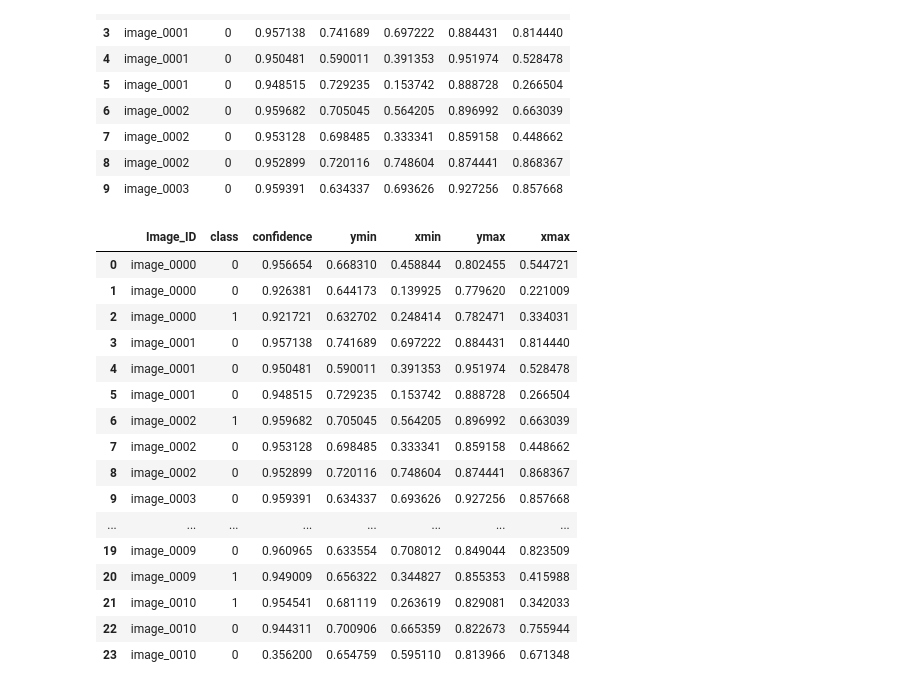
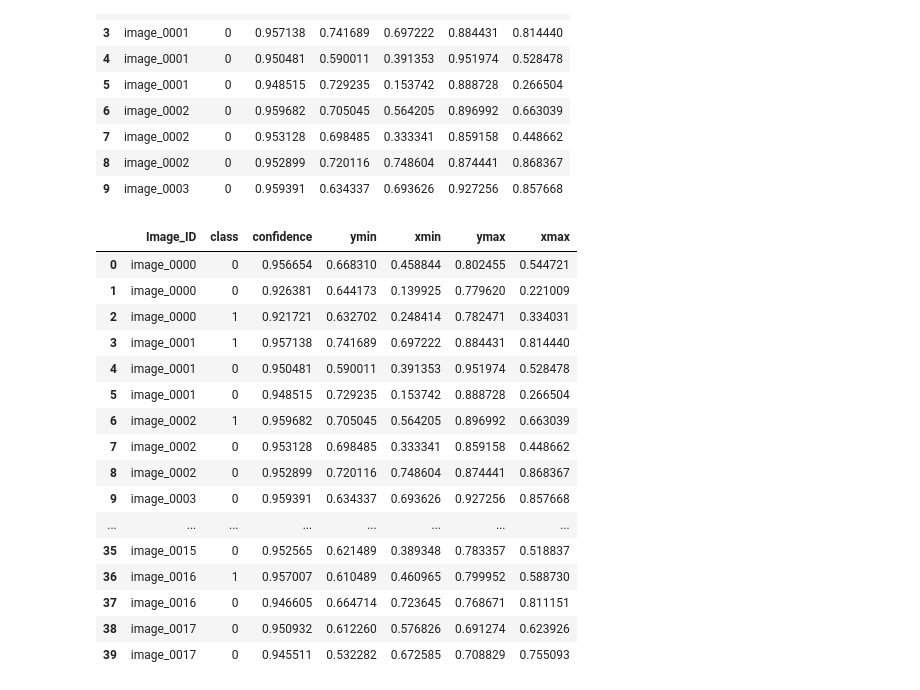
Before and after one commit to yuyouyou032/deep-person-reid, a Jupyter notebook: train3.ipynb, the cells around one changed output. Drawn from its saved outputs; the diff is of its cells as text; code cells hidden in the pictures.

```diff
--- a/train3.ipynb
+++ b/train3.ipynb
@@ -149,6 +172,6 @@ def visualise_matches(d, q, index):
             im=Image.open(i[1][0])
             im.show()
 # %%
-for i in range(944, 956):
+for i in range(30):
     visualise_matches(distmat, queries_and_galley, i)
 # %% [output]
@@ -179,7 +202,7 @@ def output_matches(d, q, index):
     output = {}
     for i in sorted(temp):
         if query[-8:-4] in i[1][0][-13:-8]:
-            if i[0] < 400 and output == {}:
+            if i[0] < 170 and output == {}:
                 output[int(i[1][0][-8:-4])] = 1
             else:
                 output[int(i[1][0][-8:-4])] = 0
@@ -213,13 +232,13 @@ for i in range(1600):
     for j in output.keys():
         df.at[j,"class"] = output[j]
 # %%
-df.head(24)
+df.head(40)
 # %% [output]
 |  | Image_ID | class | confidence | ymin | xmin | ymax | xmax |
 | 0 | image_0000 | 0 | 0.956654 | 0.668310 | 0.458844 | 0.802455 | 0.544721 |
 | 1 | image_0000 | 0 | 0.926381 | 0.644173 | 0.139925 | 0.779620 | 0.221009 |
 | 2 | image_0000 | 1 | 0.921721 | 0.632702 | 0.248414 | 0.782471 | 0.334031 |
-| 3 | image_0001 | 0 | 0.957138 | 0.741689 | 0.697222 | 0.884431 | 0.814440 |
+| 3 | image_0001 | 1 | 0.957138 | 0.741689 | 0.697222 | 0.884431 | 0.814440 |
 | 4 | image_0001 | 0 | 0.950481 | 0.590011 | 0.391353 | 0.951974 | 0.528478 |
 | 5 | image_0001 | 0 | 0.948515 | 0.729235 | 0.153742 | 0.888728 | 0.266504 |
 | 6 | image_0002 | 1 | 0.959682 | 0.705045 | 0.564205 | 0.896992 | 0.663039 |
@@ -227,8 +246,8 @@ df.head(24)
 | 8 | image_0002 | 0 | 0.952899 | 0.720116 | 0.748604 | 0.874441 | 0.868367 |
 | 9 | image_0003 | 0 | 0.959391 | 0.634337 | 0.693626 | 0.927256 | 0.857668 |
 | ... | ... | ... | ... | ... | ... | ... | ... |
-| 19 | image_0009 | 0 | 0.960965 | 0.633554 | 0.708012 | 0.849044 | 0.823509 |
-| 20 | image_0009 | 1 | 0.949009 | 0.656322 | 0.344827 | 0.855353 | 0.415988 |
-| 21 | image_0010 | 1 | 0.954541 | 0.681119 | 0.263619 | 0.829081 | 0.342033 |
-| 22 | image_0010 | 0 | 0.944311 | 0.700906 | 0.665359 | 0.822673 | 0.755944 |
-| 23 | image_0010 | 0 | 0.356200 | 0.654759 | 0.595110 | 0.813966 | 0.671348 |
+| 35 | image_0015 | 0 | 0.952565 | 0.621489 | 0.389348 | 0.783357 | 0.518837 |
+| 36 | image_0016 | 1 | 0.957007 | 0.610489 | 0.460965 | 0.799952 | 0.588730 |
+| 37 | image_0016 | 0 | 0.946605 | 0.664714 | 0.723645 | 0.768671 | 0.811151 |
+| 38 | image_0017 | 0 | 0.950932 | 0.612260 | 0.576826 | 0.691274 | 0.623926 |
+| 39 | image_0017 | 0 | 0.945511 | 0.532282 | 0.672585 | 0.708829 | 0.755093 |
```
Also changed, not shown: parts of 10 cells of this notebook, 3 other files.
